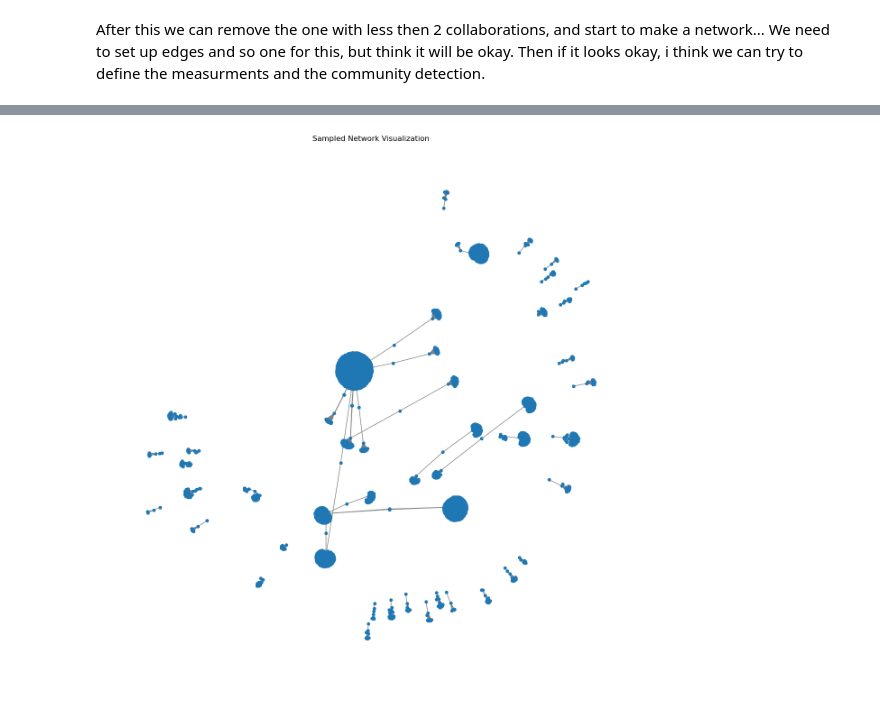
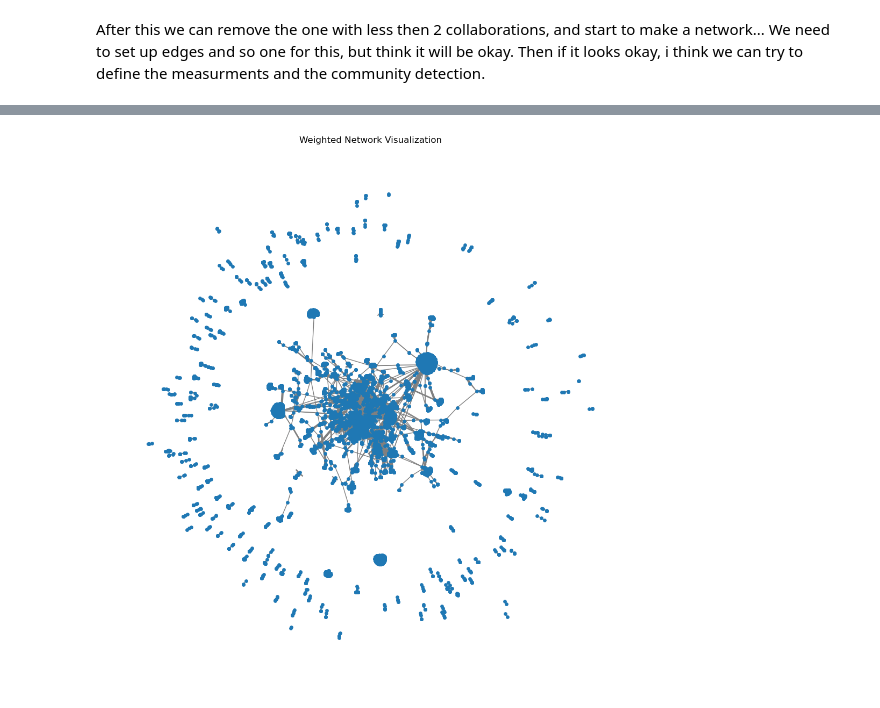
Before and after one commit to epfl-ada/ada-2023-project-adacadabra, a Jupyter notebook: Project_partMats.ipynb, the cells around one changed output, grey strips where cells are left out. Cells and saved outputs as stored; diff of their text form; code cells hidden in the pictures.

```diff
--- a/Project_partMats.ipynb
+++ b/Project_partMats.ipynb
@@ -647,15 +698,34 @@ Average degree: 2.043040293040293
 # %%
 import random
-sampled_edges = random.sample(edges_new, 5000)
+sampled_edges = random.sample(edges_new, 30000)
 
-# Create a graph from the sampled edges
-G_sampled = nx.Graph()
-G_sampled.add_edges_from(sampled_edges)
+# # Create a graph from the sampled edges
+# G_sampled = nx.Graph()
+# G_sampled.add_edges_from(sampled_edges)
 
-# Visualize the graph
-plt.figure(figsize=(12, 12))
-nx.draw(G_sampled, node_size=20, edge_color="gray", with_labels=False)
-plt.title("Sampled Network Visualization")
-plt.show()
+# # Visualize the graph
+# plt.figure(figsize=(12, 12))
+# nx.draw(G_sampled, node_size=20, edge_color="gray", with_labels=False)
+# plt.title("Sampled Network Visualization")
+# plt.show()
-# %% [output]
-[figure, removed]
+# %%
+# Create a weighted graph
+G_weighted = nx.Graph()
+
+# Adding edges and counting the weight (number of occurrences)
+for edge in sampled_edges:
+    if G_weighted.has_edge(*edge):
+        G_weighted[edge[0]][edge[1]]['weight'] += 1
+    else:
+        G_weighted.add_edge(*edge, weight=1)
+
+# Extract weights from the graph
+weights = [G_weighted[u][v]['weight'] for u, v in G_weighted.edges()]
+
+# Visualize the graph with edge widths based on weights
+plt.figure(figsize=(10, 10))
+nx.draw(G_weighted, node_size=15, width=weights, edge_color="gray", with_labels=False)
+plt.title("Weighted Network Visualization")
+plt.show()
+# %% [output]
+[figure, added]
```
Also changed, not shown: parts of 36 cells of this notebook, 13 other files.
